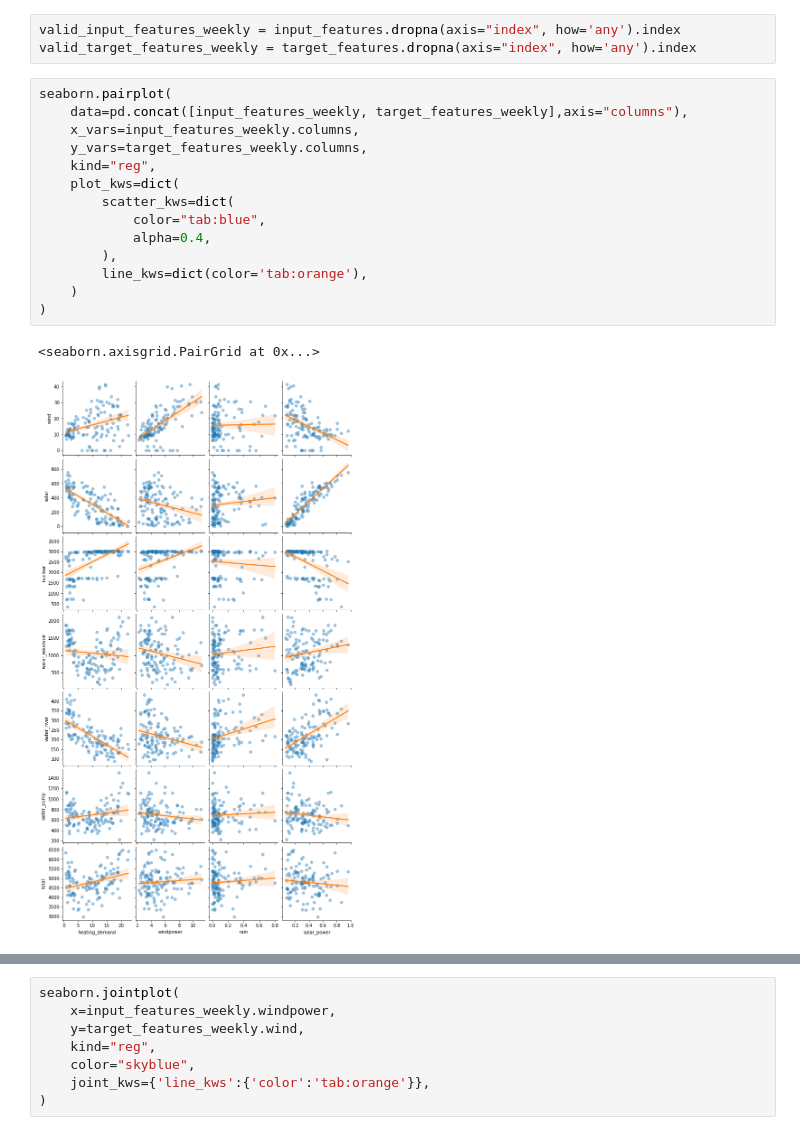
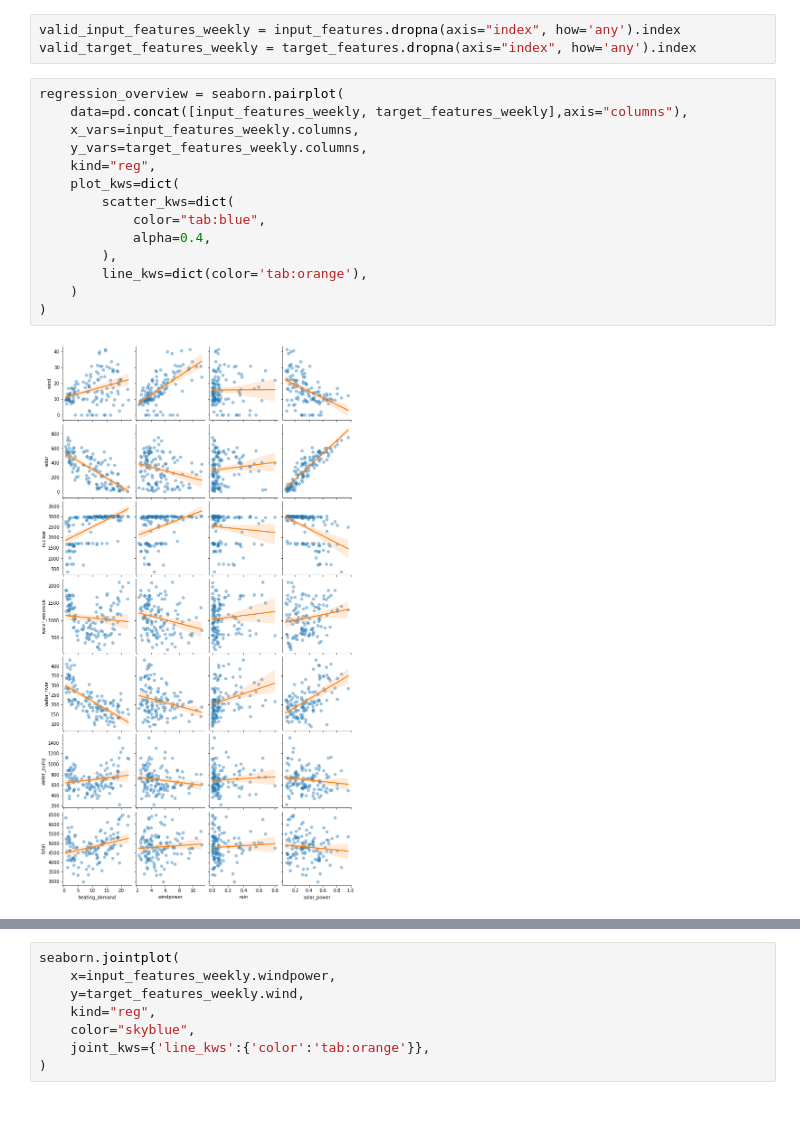
Before and after one commit to danielakomenda/scientific_programming_project, a Jupyter notebook: notebooks/Other_Code/Create Model.ipynb, the cells around one changed output, grey strips where cells are left out. Cells and saved outputs as stored; diff of their text form.

Commit message:
Game-Try, Visuals

```diff
--- a/notebooks/Other_Code/Create Model.ipynb
+++ b/notebooks/Other_Code/Create Model.ipynb
@@ -165,19 +160,18 @@ target_features_weekly = target_features.resample('W').mean()
 valid_input_features_weekly = input_features.dropna(axis="index", how='any').index
 valid_target_features_weekly = target_features.dropna(axis="index", how='any').index
 # %%
-seaborn.pairplot(
+regression_overview = seaborn.pairplot(
     data=pd.concat([input_features_weekly, target_features_weekly],axis="columns"),
     x_vars=input_features_weekly.columns,
     y_vars=target_features_weekly.columns,
     kind="reg",
     plot_kws=dict(
         scatter_kws=dict(
             color="tab:blue",
             alpha=0.4,
         ),
         line_kws=dict(color='tab:orange'),
     )
 )
 # %% [output]
-<seaborn.axisgrid.PairGrid at 0x...>
-[figure, old version]
+[figure, new version]
```
Also changed, not shown: parts of 12 cells of this notebook, 20 other files.
